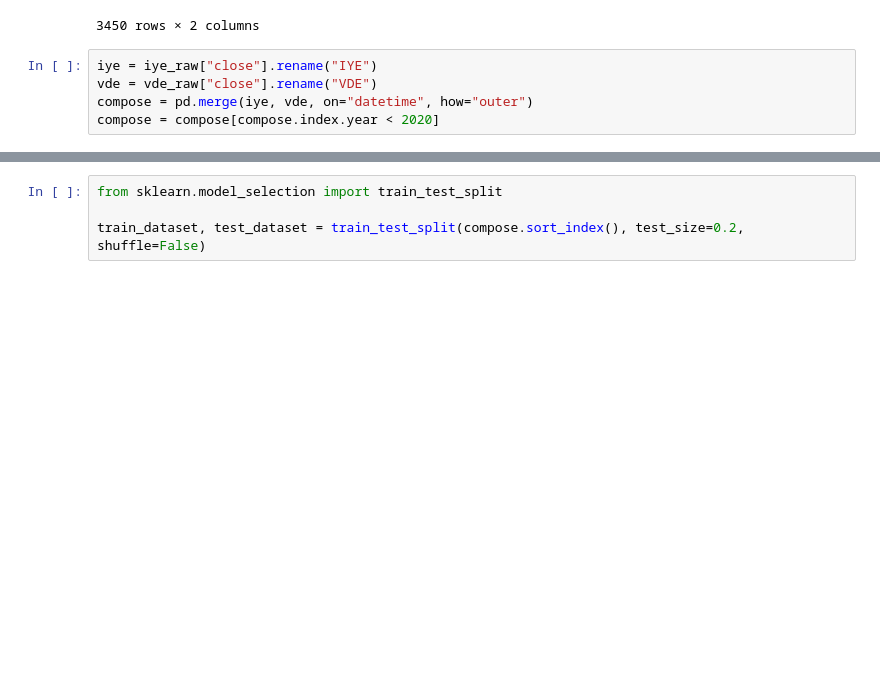
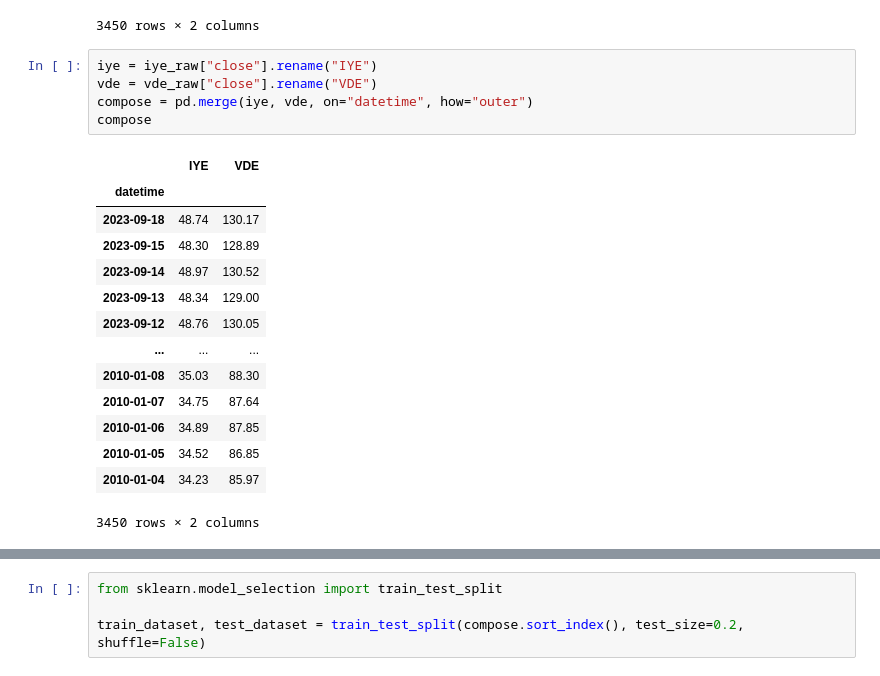
Before and after one commit to tuandq-cs/trading, a Jupyter notebook: experiment.ipynb, the cells around one changed output, grey strips where cells are left out. Cells and saved outputs as stored; diff of their text form; blank space fills up the shorter version.

```diff
--- a/experiment.ipynb
+++ b/experiment.ipynb
@@ -189,8 +176,23 @@ compose
 # %%
 iye = iye_raw["close"].rename("IYE")
 vde = vde_raw["close"].rename("VDE")
 compose = pd.merge(iye, vde, on="datetime", how="outer")
-compose = compose[compose.index.year < 2020]
+compose
+# %% [output]
+|  | IYE | VDE |
+| datetime |  |  |
+| 2023-09-18 | 48.74 | 130.17 |
+| 2023-09-15 | 48.30 | 128.89 |
+| 2023-09-14 | 48.97 | 130.52 |
+| 2023-09-13 | 48.34 | 129.00 |
+| 2023-09-12 | 48.76 | 130.05 |
+| ... | ... | ... |
+| 2010-01-08 | 35.03 | 88.30 |
+| 2010-01-07 | 34.75 | 87.64 |
+| 2010-01-06 | 34.89 | 87.85 |
+| 2010-01-05 | 34.52 | 86.85 |
+| 2010-01-04 | 34.23 | 85.97 |
+3450 rows × 2 columns
 # %%
 compose[compose.index.year > 2015].plot()
 # %% [output]
```
Also changed, not shown: parts of 4 cells of this notebook.
